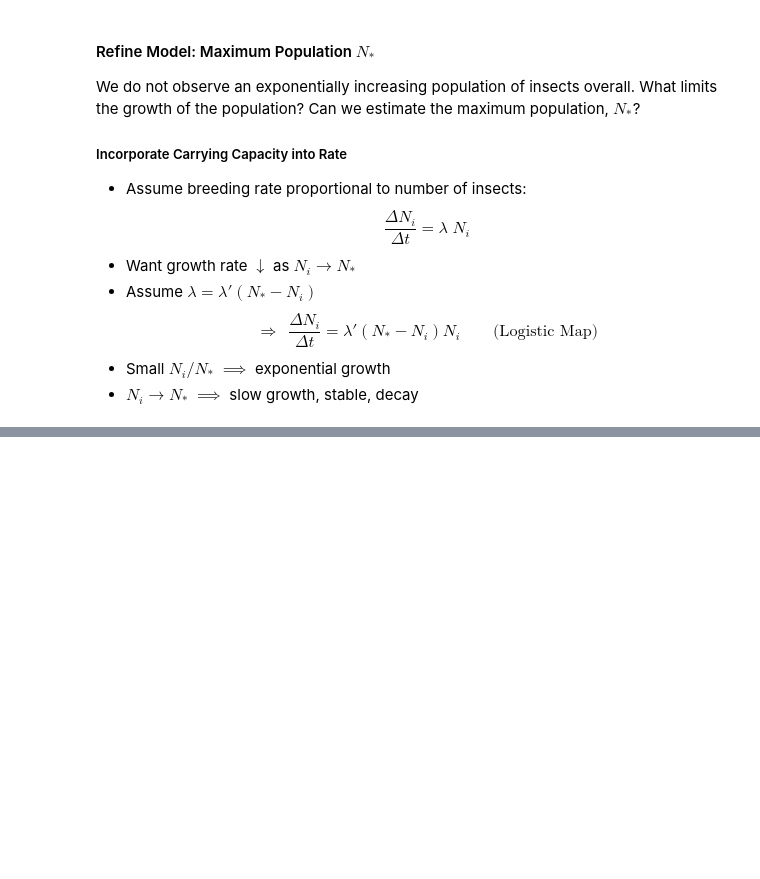
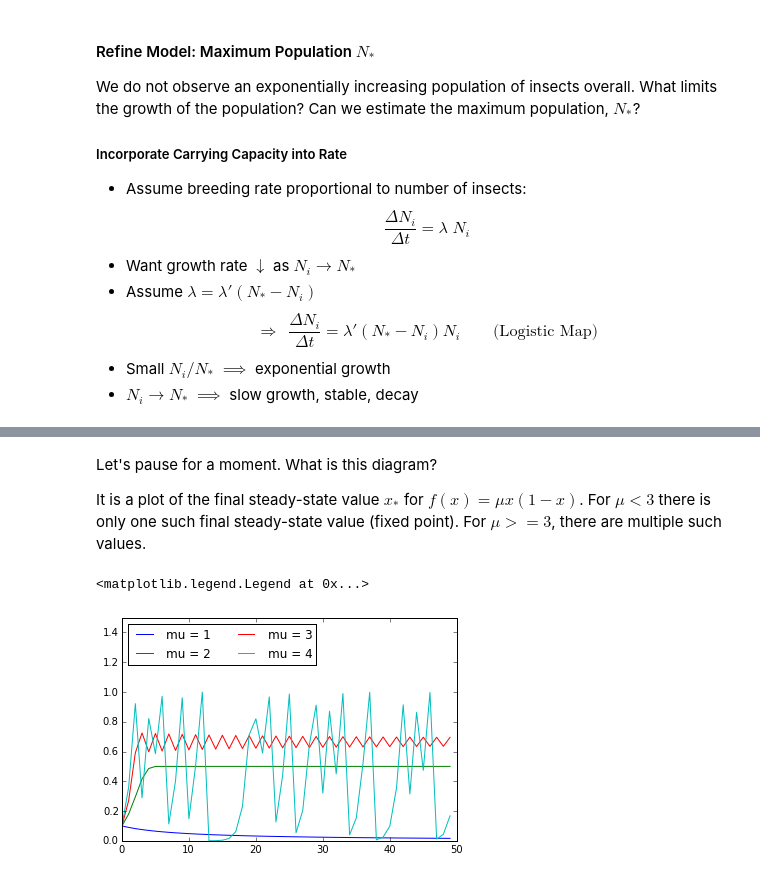
Before and after one commit to pitt1321/lectures, a Jupyter notebook: week_10/week_10.ipynb, the cells around one changed output, grey strips where cells are left out. Drawn from its saved outputs; the diff is of its cells as text; code cells hidden in the pictures; blank space fills up the shorter version.

Commit message:
Almost have Logistic Map stuff together.

```diff
--- a/week_10/week_10.ipynb
+++ b/week_10/week_10.ipynb
@@ -166,0 +136,33 @@ Simulate Nonlinear, Chaotic System
+# %% [markdown]
+Let's pause for a moment.  What is this diagram?
+
+It is a plot of the final steady-state value $x_*$ for $f(x)=\mu x(1-x)$.  For $\mu<3$ there is only one such final steady-state value (fixed point).  For $\mu>=3$, there are multiple such values.
+# %%
+def logistic_map(x0, mu, N):
+    """Calculate the logitistic map for the given input.
+
+    x[i+1] = mu x[i] (1 - x[i])
+
+    Inputs
+    ------
+    x0 -- Initial value for x.  [scalar]
+    mu -- Controlling logistic parameter.  [scalar]
+
+    Outputs
+    -------
+    x -- Iterative values of logistic map.  Array of size N.
+
+    Notes
+    -----
+    This really begs to be implemented as a recursive function
+    but Python doesn't support tail-end recursion,
+    so we would blow the stack for any significant N.
+    """
+    import numpy as np
+
+    x = np.zeros(N)
+    x[0] = x0
+    for i in range(N-1):
+        x[i+1] = mu*x[i]*(1-x[i])
+
+    return x
@@ -166,0 +172,12 @@ Simulate Nonlinear, Chaotic System
+# %%
+(x0, mu, N) = (0.1, 2, 50)
+x = {}
+for mu in (1, 2, 3, 4):
+    x[mu] = logistic_map(x0=x0, mu=mu, N=N)
+    plt.plot(x[mu], label='mu = %g' % mu)
+
+plt.ylim(0,1.5)
+plt.legend(loc='upper left', ncol=2)
+# %% [output]
+<matplotlib.legend.Legend at 0x...>
+[figure, added]
```
Also changed, not shown: parts of 9 cells of this notebook.
